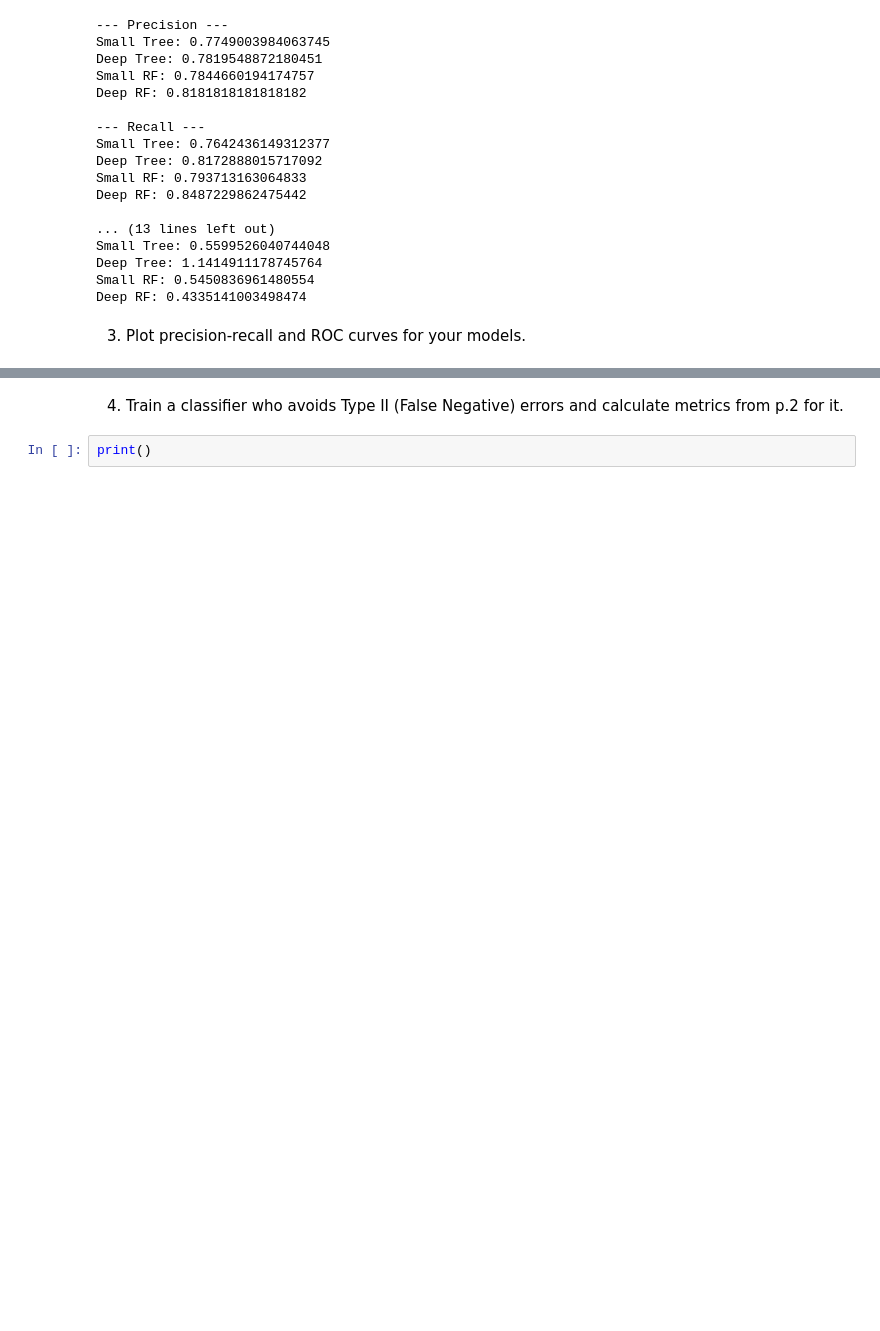
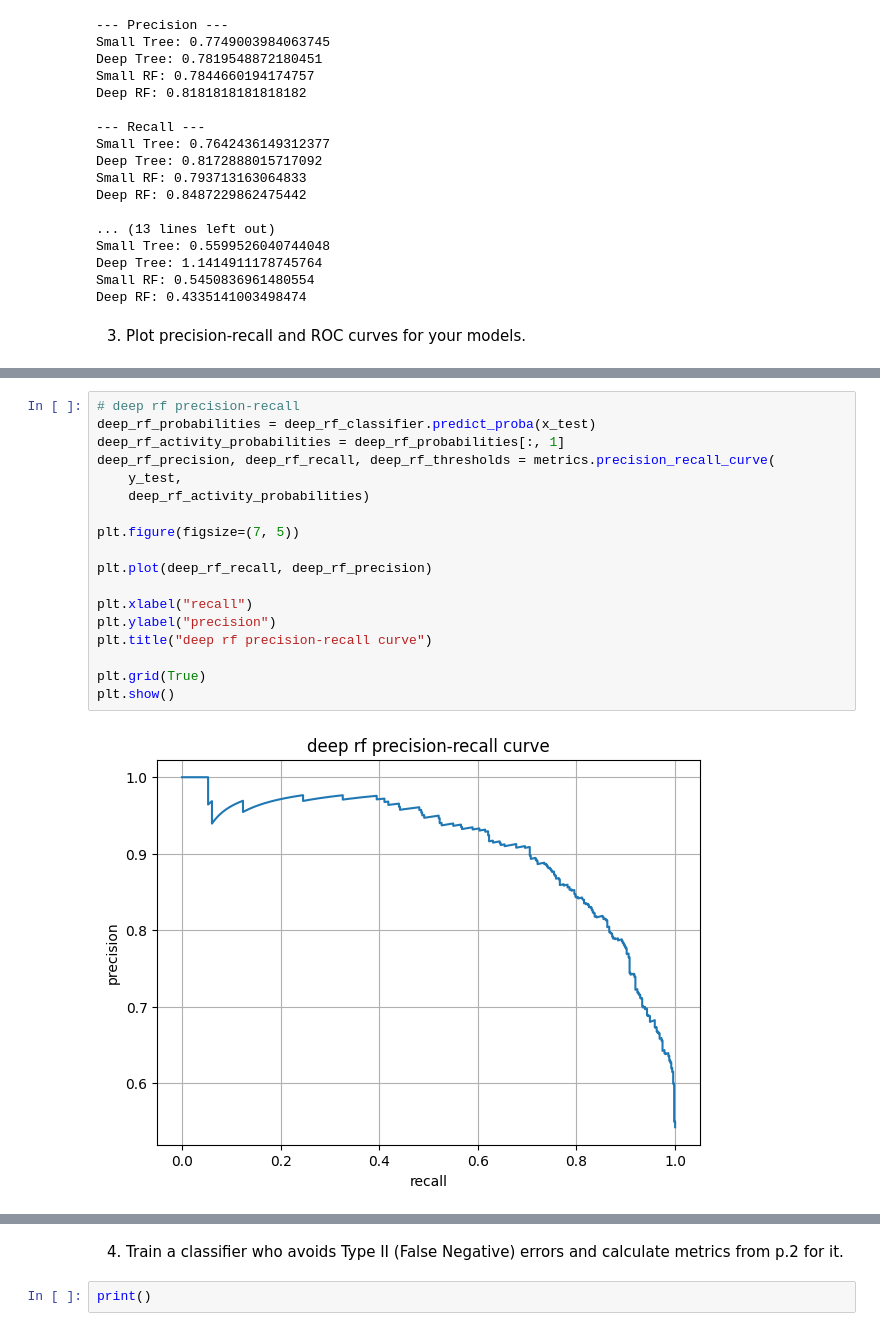
Before and after one commit to antilya/ML-course, a Jupyter notebook: Task_1_Ilya_Group_J4132.ipynb, the cells around one changed output, grey strips where cells are left out. Cells and saved outputs as stored; diff of their text form; blank space fills up the shorter version.

```diff
--- a/Task_1_Ilya_Group_J4132.ipynb
+++ b/Task_1_Ilya_Group_J4132.ipynb
@@ -155,0 +219,20 @@ print()
+# %%
+# deep rf precision-recall
+deep_rf_probabilities = deep_rf_classifier.predict_proba(x_test)
+deep_rf_activity_probabilities = deep_rf_probabilities[:, 1]
+deep_rf_precision, deep_rf_recall, deep_rf_thresholds = metrics.precision_recall_curve(
+    y_test,
+    deep_rf_activity_probabilities)
+
+plt.figure(figsize=(7, 5))
+
+plt.plot(deep_rf_recall, deep_rf_precision)
+
+plt.xlabel("recall")
+plt.ylabel("precision")
+plt.title("deep rf precision-recall curve")
+
+plt.grid(True)
+plt.show()
+# %% [output]
+[figure, added]
```
Also changed, not shown: parts of 8 cells of this notebook.
